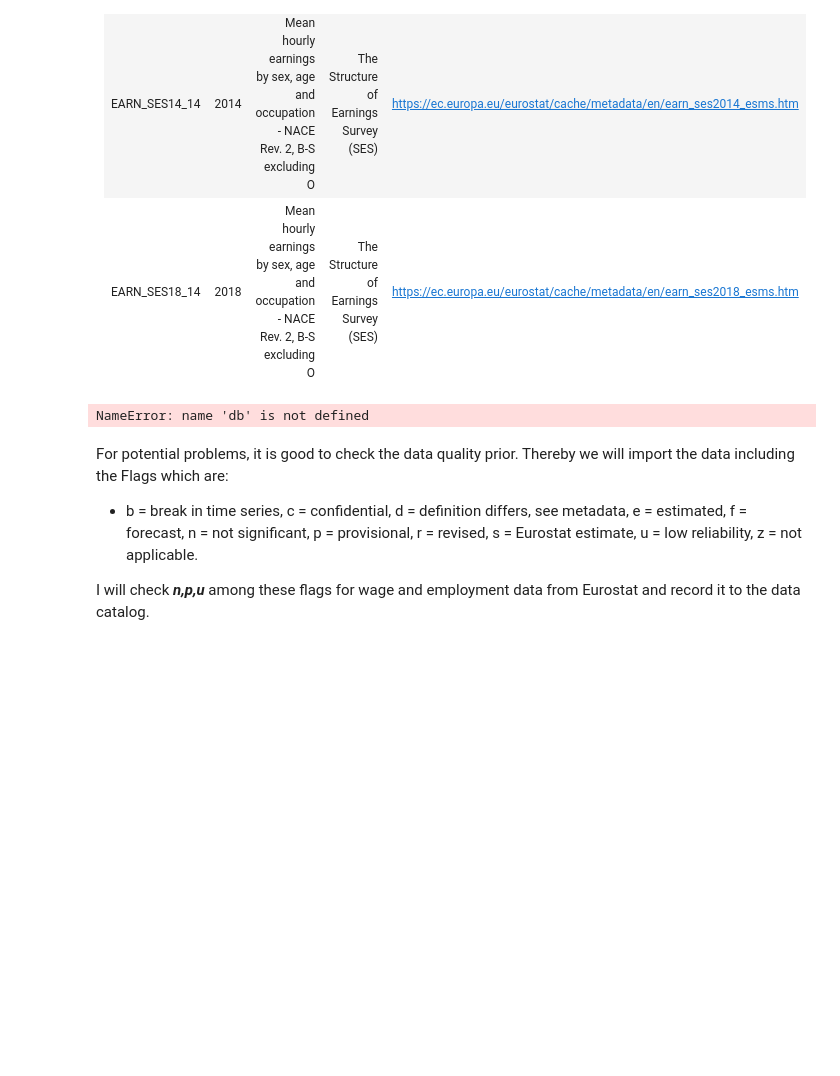
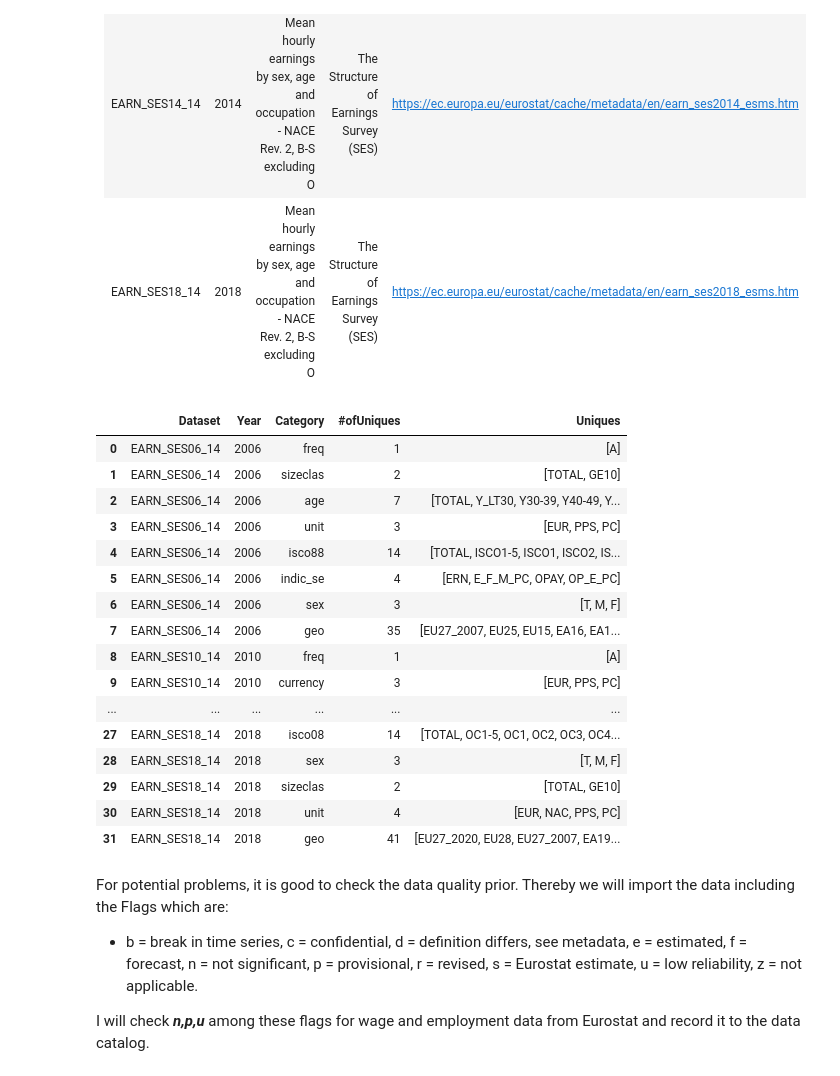
Before and after one commit to mehmetcandfx/Technology-Trade-Employment, a Jupyter notebook: Code/Data_Discovrery_Wages.ipynb, the cells around one changed output. Cells and saved outputs as stored; diff of their text form; code cells hidden in the pictures; blank space fills up the shorter version.

```diff
--- a/Code/Data_Discovrery_Wages.ipynb
+++ b/Code/Data_Discovrery_Wages.ipynb
@@ -54,11 +56,25 @@ As fololows:</br>
 | EARN_SES18_14 | 2018 | Mean hourly earnings by sex, age and occupation - NACE Rev. 2, B-S excluding O | The Structure of Earnings Survey (SES) | https://ec.europa.eu/eurostat/cache/metadata/en/earn_ses2018_esms.htm |
 # %%
 db= ["EARN_SES06_14","EARN_SES10_14","EARN_SES14_14","EARN_SES18_14"]
-
-import utilities as u
-u.cat_describer(db)
+util.cat_describer(db)
 # %% [output]
-NameError: name 'db' is not defined
+|  | Dataset | Year | Category | #ofUniques | Uniques |
+| 0 | EARN_SES06_14 | 2006 | freq | 1 | [A] |
+| 1 | EARN_SES06_14 | 2006 | sizeclas | 2 | [TOTAL, GE10] |
+| 2 | EARN_SES06_14 | 2006 | age | 7 | [TOTAL, Y_LT30, Y30-39, Y40-49, Y... |
+| 3 | EARN_SES06_14 | 2006 | unit | 3 | [EUR, PPS, PC] |
+| 4 | EARN_SES06_14 | 2006 | isco88 | 14 | [TOTAL, ISCO1-5, ISCO1, ISCO2, IS... |
+| 5 | EARN_SES06_14 | 2006 | indic_se | 4 | [ERN, E_F_M_PC, OPAY, OP_E_PC] |
+| 6 | EARN_SES06_14 | 2006 | sex | 3 | [T, M, F] |
+| 7 | EARN_SES06_14 | 2006 | geo | 35 | [EU27_2007, EU25, EU15, EA16, EA1... |
+| 8 | EARN_SES10_14 | 2010 | freq | 1 | [A] |
+| 9 | EARN_SES10_14 | 2010 | currency | 3 | [EUR, PPS, PC] |
+| ... | ... | ... | ... | ... | ... |
+| 27 | EARN_SES18_14 | 2018 | isco08 | 14 | [TOTAL, OC1-5, OC1, OC2, OC3, OC4... |
+| 28 | EARN_SES18_14 | 2018 | sex | 3 | [T, M, F] |
+| 29 | EARN_SES18_14 | 2018 | sizeclas | 2 | [TOTAL, GE10] |
+| 30 | EARN_SES18_14 | 2018 | unit | 4 | [EUR, NAC, PPS, PC] |
+| 31 | EARN_SES18_14 | 2018 | geo | 41 | [EU27_2020, EU28, EU27_2007, EA19... |
 # %% [markdown]
 For potential problems, it is good to check the data quality prior. Thereby we will import the data including the Flags which are:
  * b = break in time series, c = confidential, d = definition differs, see metadata, e = estimated, f = forecast, n = not significant, p = provisional, r = revised, s = Eurostat estimate, u = low reliability, z = not applicable.
```
Also changed, not shown: parts of 1 cell of this notebook.
